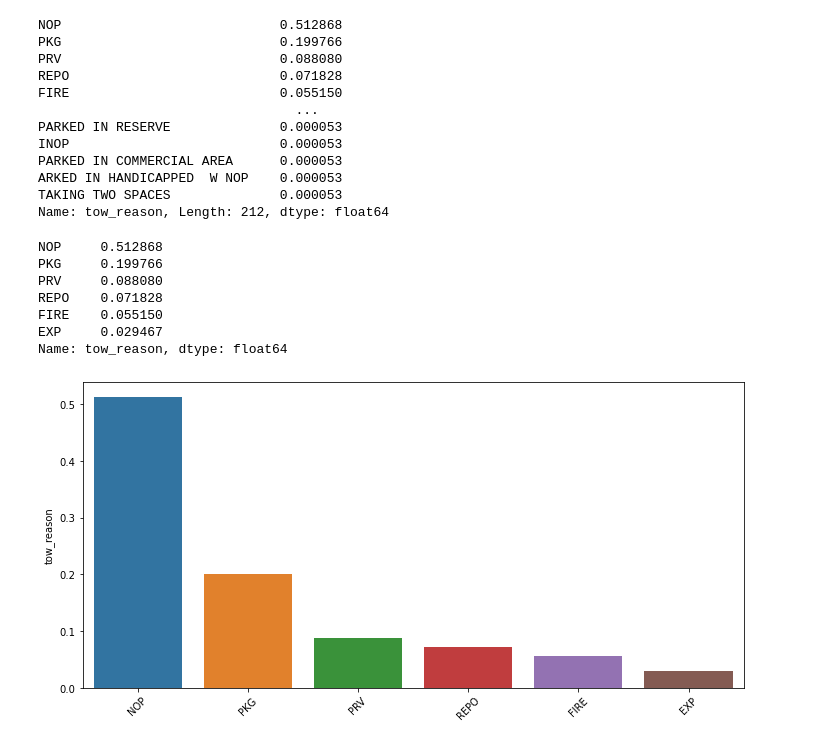
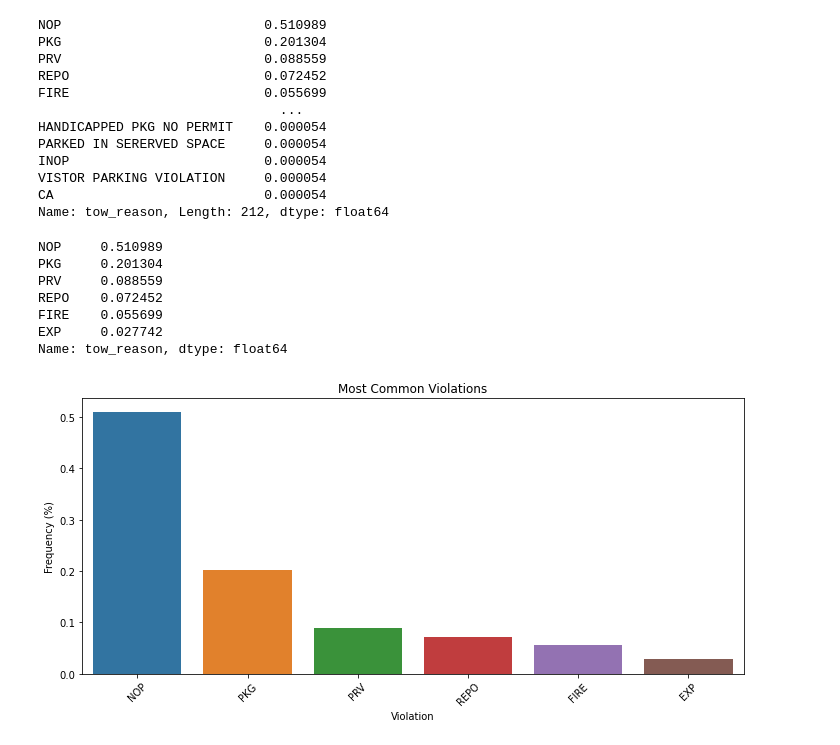
Before and after one commit to libclick/DATA205, a Jupyter notebook: CAPSTONE_ANAYSIS_AND_VISUALIZATION.ipynb, the cells around one changed output. Cells and saved outputs as stored; diff of their text form; code cells hidden in the pictures.

```diff
--- a/CAPSTONE_ANAYSIS_AND_VISUALIZATION.ipynb
+++ b/CAPSTONE_ANAYSIS_AND_VISUALIZATION.ipynb
@@ -15,6 +15,7 @@ from geopandas import GeoDataFrame
 from pygeocoder import Geocoder
 # %%
 tow = pd.read_csv('/Users/elizabethclick/Desktop/DATA205/tow_clean.csv')
+tow.drop(tow[tow['hh_income'] < 0].index, inplace = True)
 tow.head()
 # %% [output]
 |  | tow_date | tow_reason | storage_company | street | city | geo_location | longitude | latitude | location | ... |
@@ -94,32 +214,35 @@ reason_freq = tow["tow_reason"].value_counts(normalize = True)
 print(reason_freq)
 tow_code
 # %% [output]
-NOP                            0.512868
-PKG                            0.199766
-PRV                            0.088080
-REPO                           0.071828
-FIRE                           0.055150
-                                 ...
-PARKED IN RESERVE              0.000053
-INOP                           0.000053
-PARKED IN COMMERCIAL AREA      0.000053
-ARKED IN HANDICAPPED  W NOP    0.000053
-TAKING TWO SPACES              0.000053
+NOP                          0.510989
+PKG                          0.201304
+PRV                          0.088559
+REPO                         0.072452
+FIRE                         0.055699
+                               ...
+HANDICAPPED PKG NO PERMIT    0.000054
+PARKED IN SERERVED SPACE     0.000054
+INOP                         0.000054
+VISTOR PARKING VIOLATION     0.000054
+CA                           0.000054
 Name: tow_reason, Length: 212, dtype: float64
-NOP     0.512868
-PKG     0.199766
-PRV     0.088080
-REPO    0.071828
-FIRE    0.055150
-EXP     0.029467
+NOP     0.510989
+PKG     0.201304
+PRV     0.088559
+REPO    0.072452
+FIRE    0.055699
+EXP     0.027742
 Name: tow_reason, dtype: float64
 # %%
 #visualization of towing by reason
 sns.barplot(x=tow_code.index, y=tow_code)
+plt.title("Most Common Violations")
+plt.xlabel("Violation")
+plt.ylabel("Frequency (%)")
 plt.xticks(rotation=45)
 plt.tight_layout()
 plt.show()
 # %% [output]
-[figure, old version]
+[figure, new version]
 # %%
 ##WHICH COMPANIES ARE TOWING AND ARE THERE DISCREPANCIES?
```
Also changed, not shown: parts of 45 cells of this notebook.
